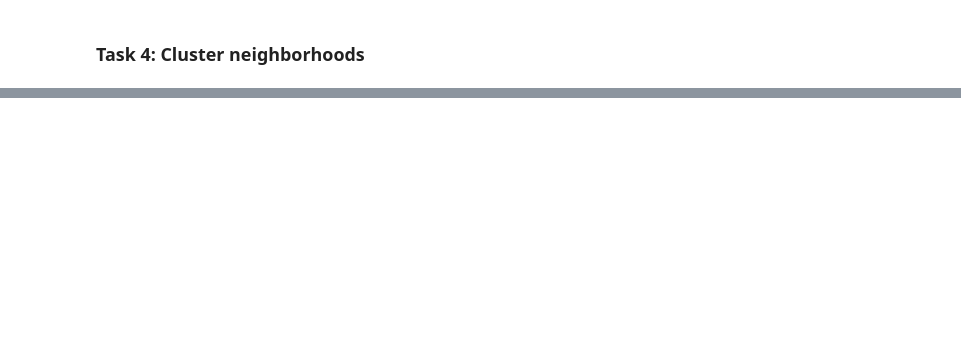
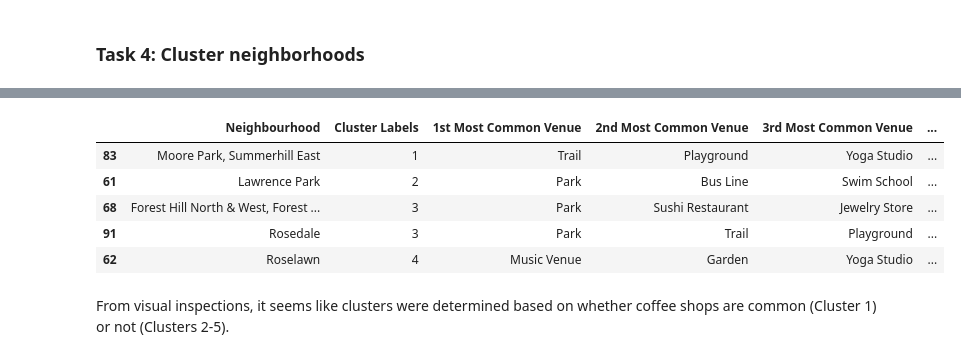
Before and after one commit to matakahas/IBM_capstone, a Jupyter notebook: Week3_Assignment_Question3.ipynb, the cells around one changed output, grey strips where cells are left out. Saved outputs shown, nothing was run; the diff lists cells and outputs as text; code cells hidden in the pictures; blank space fills up the shorter version.

```diff
--- a/Week3_Assignment_Question3.ipynb
+++ b/Week3_Assignment_Question3.ipynb
@@ -218,0 +298,17 @@ neighborhoods_venues_sorted.head()
+# %%
+cluster_2 = toronto_merged.loc[toronto_merged['Cluster Labels'] == 1, toronto_merged.columns[[2] + list(range(5, toronto_merged.shape[1]))]]
+cluster_3 = toronto_merged.loc[toronto_merged['Cluster Labels'] == 2, toronto_merged.columns[[2] + list(range(5, toronto_merged.shape[1]))]]
+cluster_4 = toronto_merged.loc[toronto_merged['Cluster Labels'] == 3, toronto_merged.columns[[2] + list(range(5, toronto_merged.shape[1]))]]
+cluster_5 = toronto_merged.loc[toronto_merged['Cluster Labels'] == 4, toronto_merged.columns[[2] + list(range(5, toronto_merged.shape[1]))]]
+# %%
+clusters = pd.concat([cluster_2, cluster_3, cluster_4, cluster_5], axis=0)
+clusters
+# %% [output]
+|  | Neighbourhood | Cluster Labels | 1st Most Common Venue | 2nd Most Common Venue | 3rd Most Common Venue | ... |
+| 83 | Moore Park, Summerhill East | 1 | Trail | Playground | Yoga Studio | ... |
+| 61 | Lawrence Park | 2 | Park | Bus Line | Swim School | ... |
+| 68 | Forest Hill North & West, Forest ... | 3 | Park | Sushi Restaurant | Jewelry Store | ... |
+| 91 | Rosedale | 3 | Park | Trail | Playground | ... |
+| 62 | Roselawn | 4 | Music Venue | Garden | Yoga Studio | ... |
+# %% [markdown]
+From visual inspections, it seems like clusters were determined based on whether coffee shops are common (Cluster 1) or not (Clusters 2-5).
```
Also changed, not shown: parts of 13 cells of this notebook.
